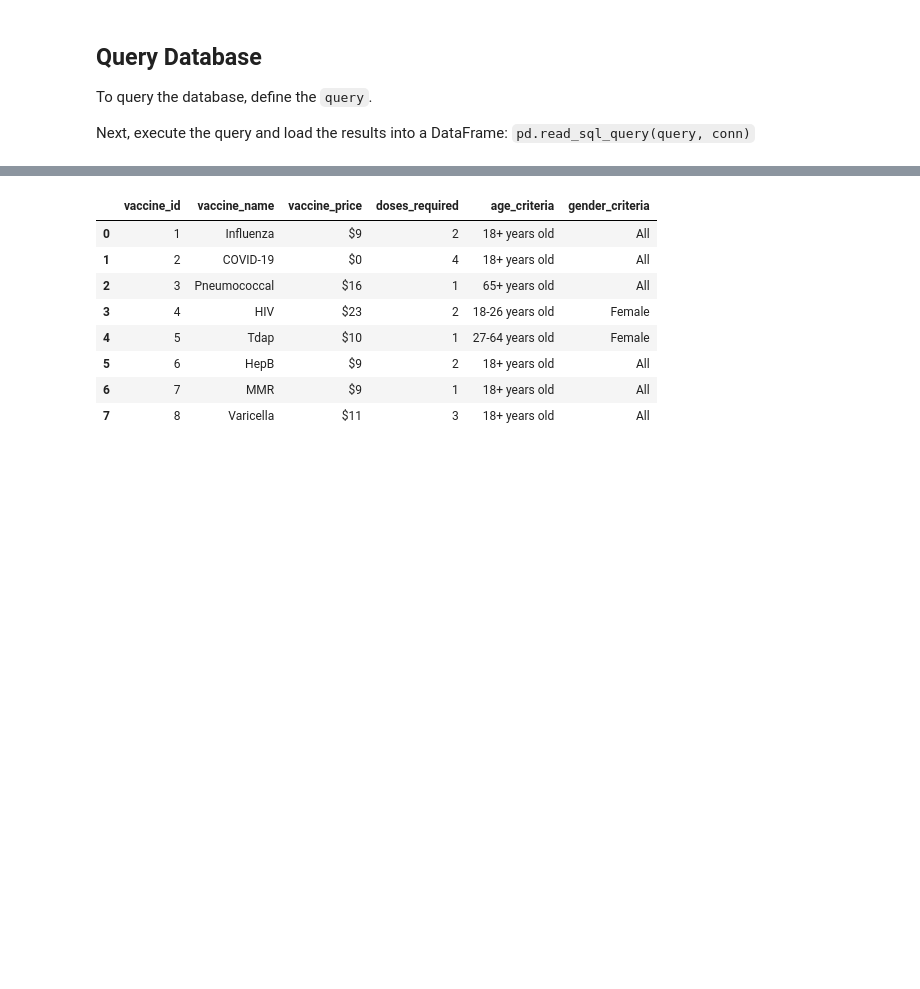
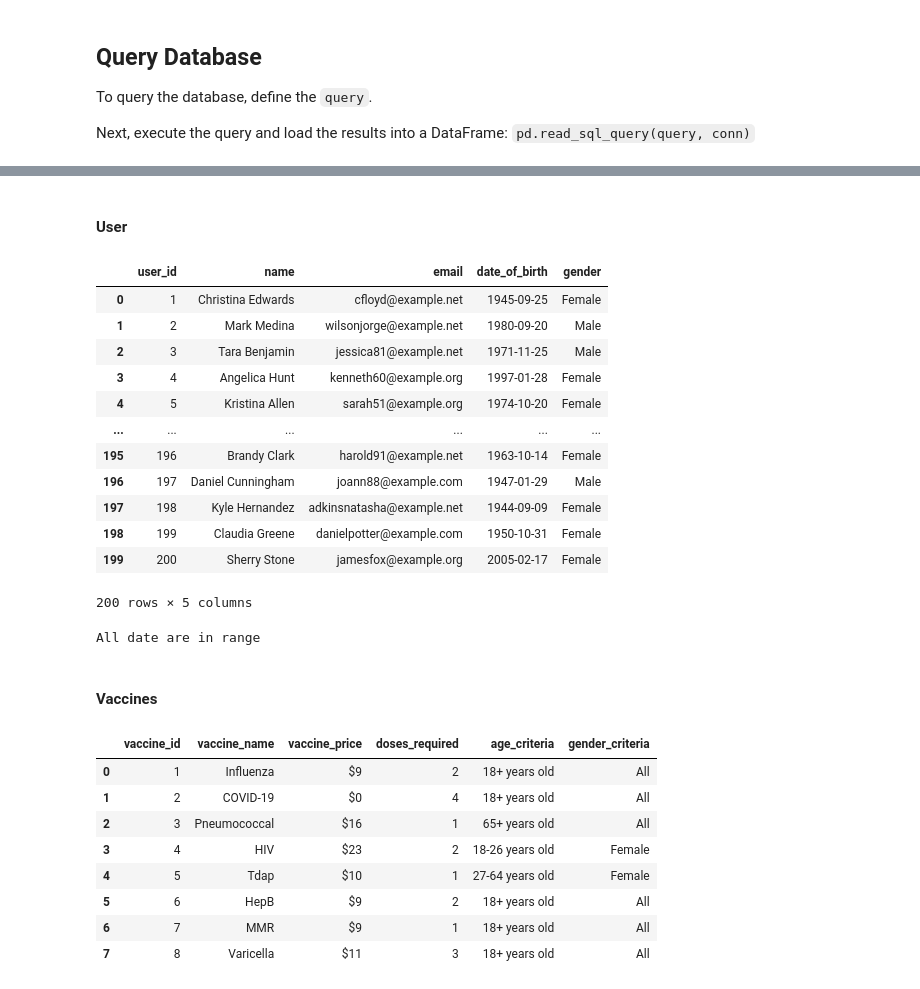
Before and after one commit to 0Upjh80d/agents, a Jupyter notebook: notebooks/query_database.ipynb, the cells around one changed output, grey strips where cells are left out. Saved outputs shown, nothing was run; the diff lists cells and outputs as text; code cells hidden in the pictures; blank space fills up the shorter version.

Commit message:
feat: update query_database notebook

```diff
--- a/notebooks/query_database.ipynb
+++ b/notebooks/query_database.ipynb
@@ -20,3 +58,47 @@ Next, execute the query and load the results into a DataFrame: `pd.read_sql_quer
+# %% [markdown]
+#### User
+# %%
+# Query the Vaccines table
+query = "SELECT * FROM Users"
+# Execute the query and load results into a DataFrame
+user_df = pd.read_sql(query, conn)
+# Display the results
+display(user_df)
+# %% [output]
+|  | user_id | name | email | date_of_birth | gender |
+| 0 | 1 | Christina Edwards | cfloyd@example.net | 1945-09-25 | Female |
+| 1 | 2 | Mark Medina | wilsonjorge@example.net | 1980-09-20 | Male |
+| 2 | 3 | Tara Benjamin | jessica81@example.net | 1971-11-25 | Male |
+| 3 | 4 | Angelica Hunt | kenneth60@example.org | 1997-01-28 | Female |
+| 4 | 5 | Kristina Allen | sarah51@example.org | 1974-10-20 | Female |
+| ... | ... | ... | ... | ... | ... |
+| 195 | 196 | Brandy Clark | harold91@example.net | 1963-10-14 | Female |
+| 196 | 197 | Daniel Cunningham | joann88@example.com | 1947-01-29 | Male |
+| 197 | 198 | Kyle Hernandez | adkinsnatasha@example.net | 1944-09-09 | Female |
+| 198 | 199 | Claudia Greene | danielpotter@example.com | 1950-10-31 | Female |
+| 199 | 200 | Sherry Stone | jamesfox@example.org | 2005-02-17 | Female |
+200 rows × 5 columns
+# %%
+start_date = "1920-01-01"
+end_date = "2025-03-01"
+
+user_df["date_of_birth"] = pd.to_datetime(user_df["date_of_birth"])
+start_date = pd.to_datetime(start_date)
+end_date = pd.to_datetime(end_date)
+
+is_in_range = (user_df["date_of_birth"] >= start_date) & (
+    user_df["date_of_birth"] <= end_date
+)
+
+# check if the date is under range
+if is_in_range.all():
+    print("All date are in range")
+else:
+    print("Some dates are not in range")
+# %% [output]
+All date are in range
+# %% [markdown]
+#### Vaccines
 # %%
 # Query the Vaccines table
 query = "SELECT * FROM Vaccines"
```
Also changed, not shown: parts of 12 cells of this notebook.
